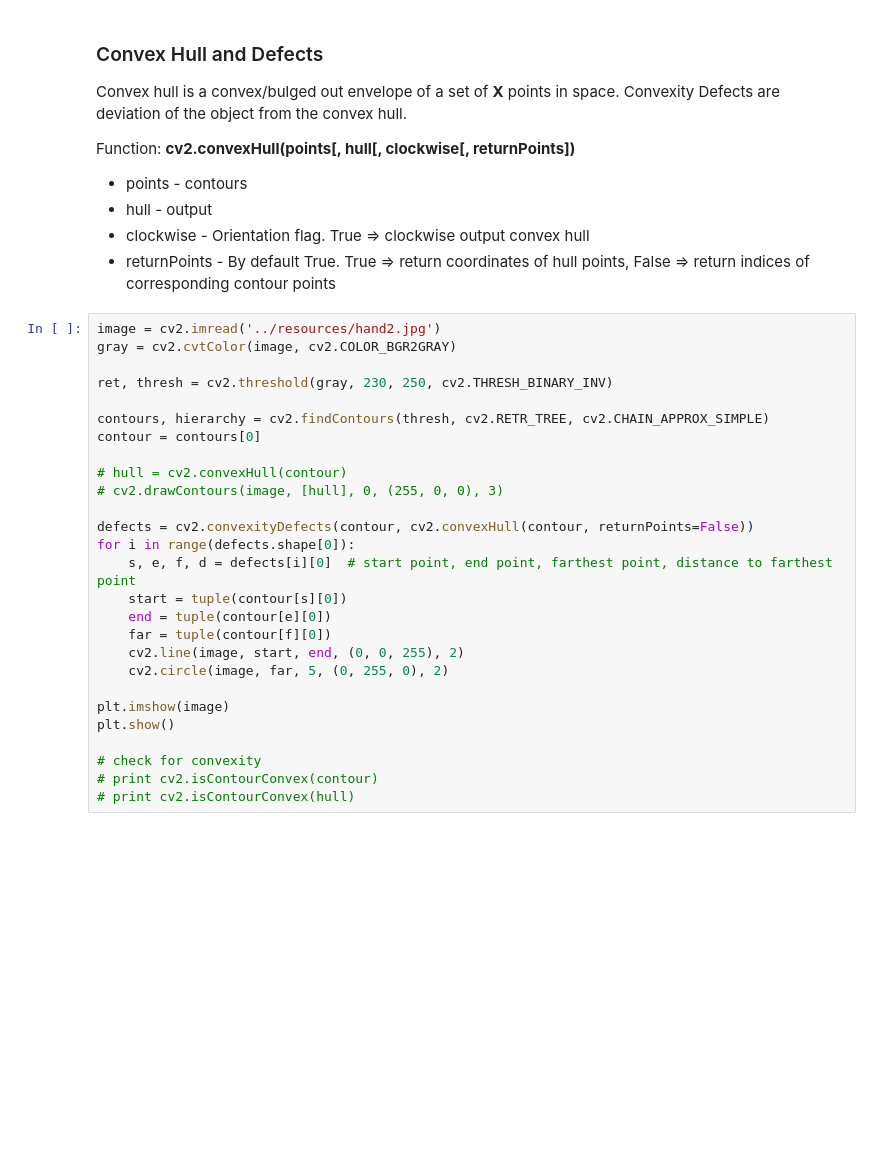
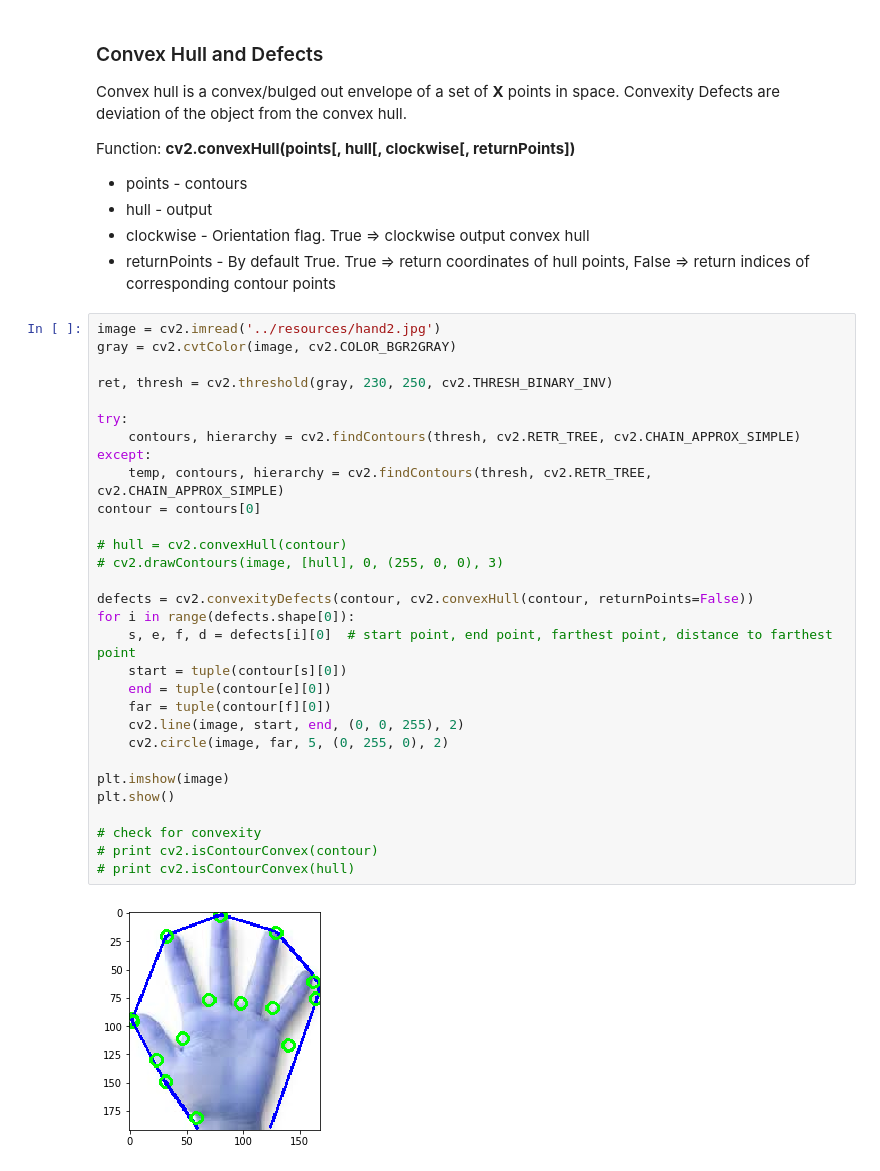
Before and after one commit to mananpal1997/Practical-OpenCV-Guide, a Jupyter notebook: OpenCV_Brief_Guide/1_Contours.ipynb, the cells around one changed output. Saved outputs shown, nothing was run; the diff lists cells and outputs as text; blank space fills up the shorter version.

```diff
--- a/OpenCV_Brief_Guide/1_Contours.ipynb
+++ b/OpenCV_Brief_Guide/1_Contours.ipynb
@@ -218,30 +258,35 @@ Function: <b>cv2.convexHull(points[, hull[, clockwise[, returnPoints])</b>
 # %%
 image = cv2.imread('../resources/hand2.jpg')
 gray = cv2.cvtColor(image, cv2.COLOR_BGR2GRAY)
 
 ret, thresh = cv2.threshold(gray, 230, 250, cv2.THRESH_BINARY_INV)
 
-contours, hierarchy = cv2.findContours(thresh, cv2.RETR_TREE, cv2.CHAIN_APPROX_SIMPLE)
+try:
+    contours, hierarchy = cv2.findContours(thresh, cv2.RETR_TREE, cv2.CHAIN_APPROX_SIMPLE)
+except:
+    temp, contours, hierarchy = cv2.findContours(thresh, cv2.RETR_TREE, cv2.CHAIN_APPROX_SIMPLE)
 contour = contours[0]
 
 # hull = cv2.convexHull(contour)
 # cv2.drawContours(image, [hull], 0, (255, 0, 0), 3)
 
 defects = cv2.convexityDefects(contour, cv2.convexHull(contour, returnPoints=False))
 for i in range(defects.shape[0]):
     s, e, f, d = defects[i][0]  # start point, end point, farthest point, distance to farthest point
     start = tuple(contour[s][0])
     end = tuple(contour[e][0])
     far = tuple(contour[f][0])
     cv2.line(image, start, end, (0, 0, 255), 2)
     cv2.circle(image, far, 5, (0, 255, 0), 2)
 
 plt.imshow(image)
 plt.show()
 
 # check for convexity
 # print cv2.isContourConvex(contour)
 # print cv2.isContourConvex(hull)
+# %% [output]
+[figure, added]
 # %%
 # shape matching
 image1 = cv2.imread('../resources/hand.jpg', cv2.IMREAD_GRAYSCALE)
```
Also changed, not shown: parts of 12 cells of this notebook, 10 other files.
